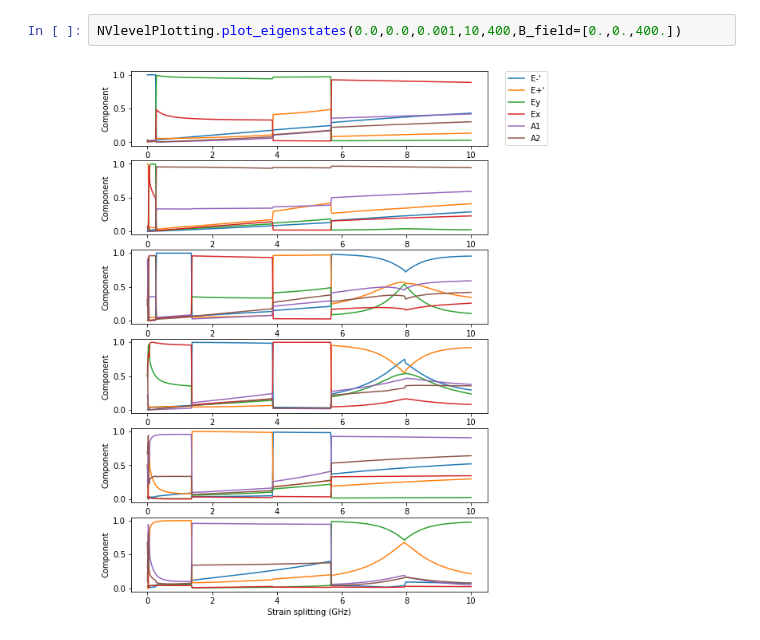
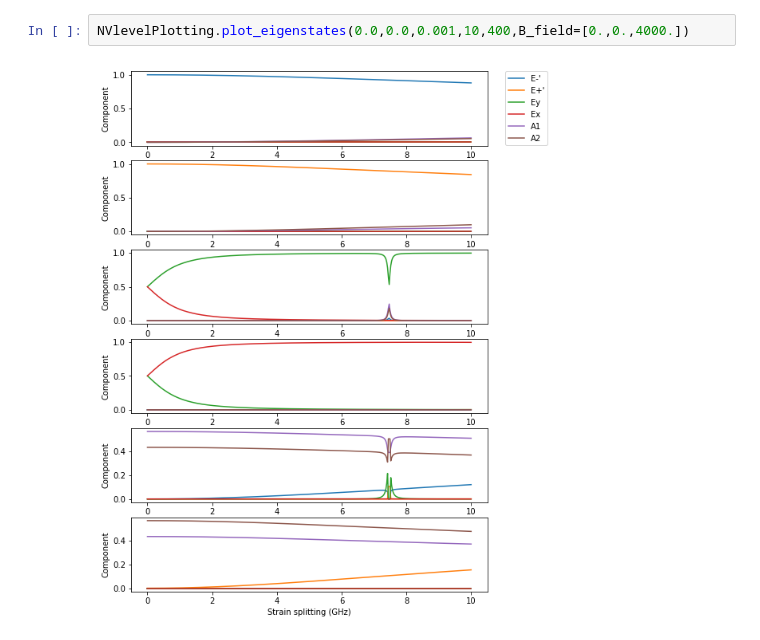
Before and after one commit to pchumphreys/Quantum, a Jupyter notebook: Work/Work notebooks/NV levels.ipynb, the cells around one changed output. Cells and saved outputs as stored; diff of their text form.

```diff
--- a/Work/Work notebooks/NV levels.ipynb
+++ b/Work/Work notebooks/NV levels.ipynb
@@ -54,4 +62,4 @@ NVlevelPlotting.plot_transitions_w_strengths(0,0,0,16,200,B_field=B_field,m0=Tru
 # %%
-NVlevelPlotting.plot_eigenstates(0.0,0.0,0.001,10,400,B_field=[0.,0.,400.])
+NVlevelPlotting.plot_eigenstates(0.0,0.0,0.001,10,400,B_field=[0.,0.,4000.])
 # %% [output]
-[figure, old version]
+[figure, new version]
```
Also changed, not shown: parts of 5 cells of this notebook, 12 other files.
